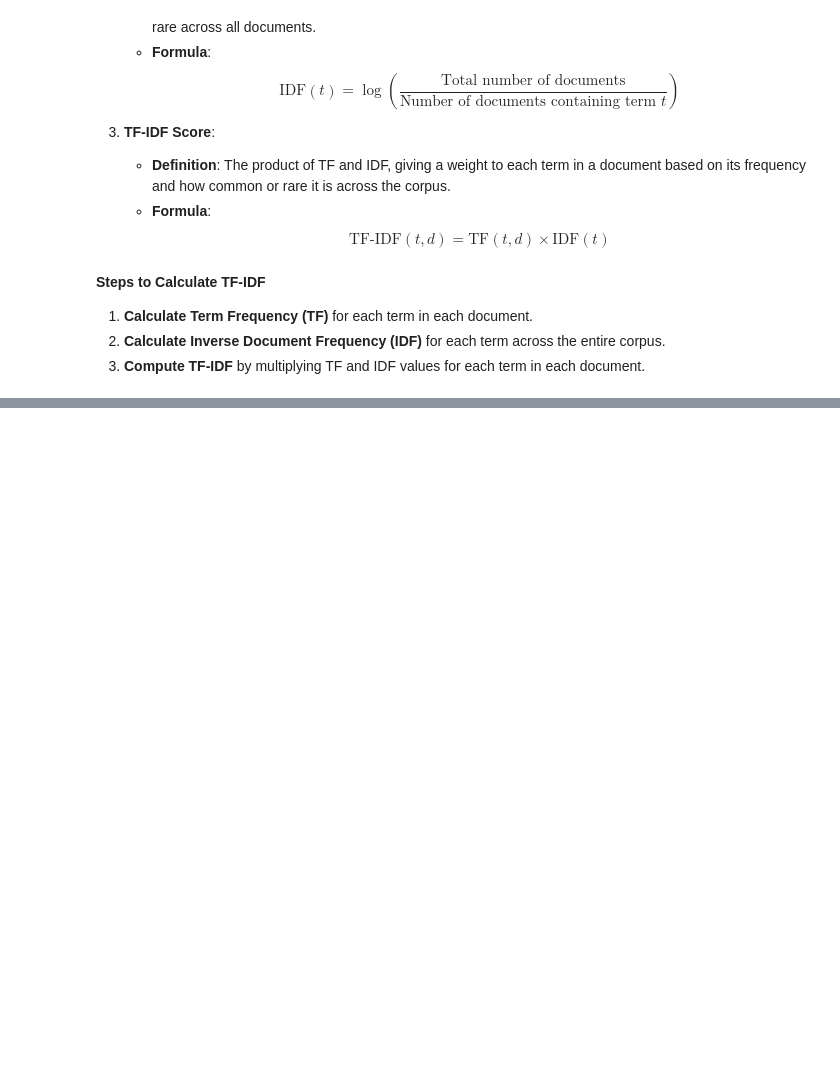
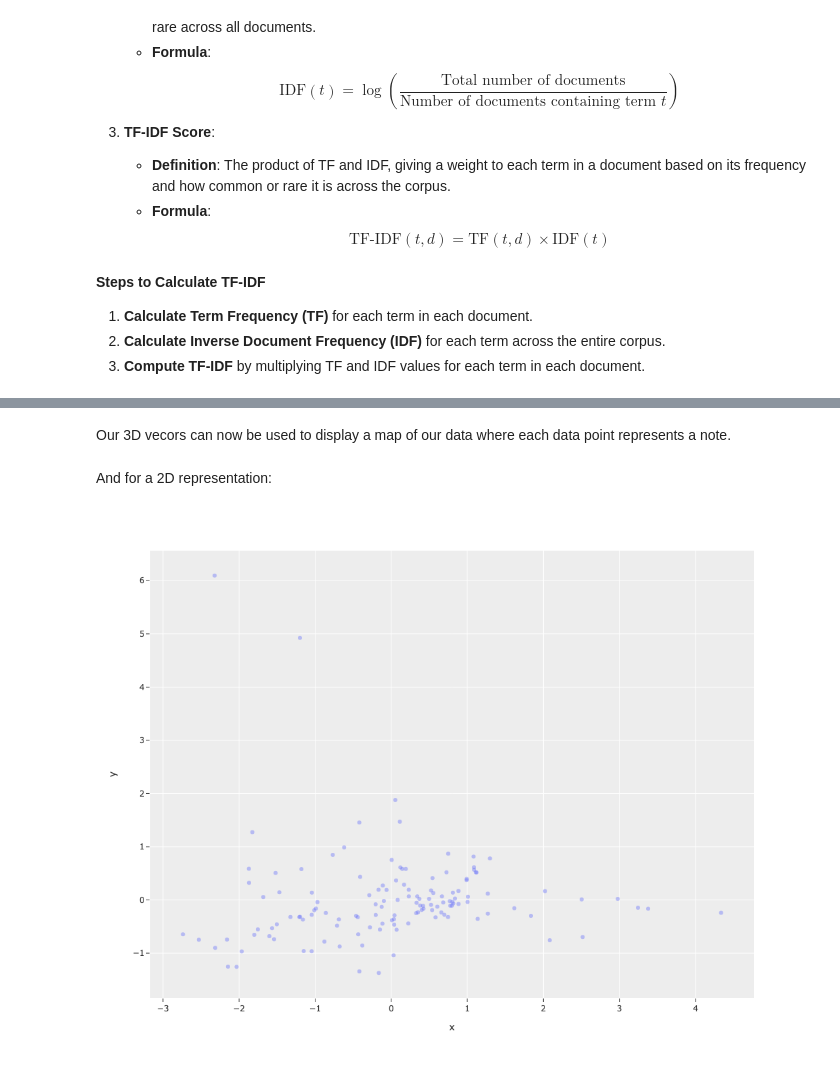
Before and after one commit to pierreportal/vector-notes, a Jupyter notebook: research/doc2vec_kmeans_knn.ipynb, the cells around one changed output, grey strips where cells are left out. Drawn from its saved outputs; the diff is of its cells as text; code cells hidden in the pictures; blank space fills up the shorter version.

```diff
--- a/research/doc2vec_kmeans_knn.ipynb
+++ b/research/doc2vec_kmeans_knn.ipynb
@@ -430,0 +472,21 @@ for i in sims:
+# %% [markdown]
+Our 3D vecors can now be used to display a map of our data where each data point represents a note.
+# %% [markdown]
+And for a 2D representation:
+# %%
+pca = PCA(n_components=2)
+
+vectors_2d = pca.fit_transform(combined_vectors)
+
+fig = px.scatter(
+
+    x=vectors_2d[:,0],
+    y=vectors_2d[:,1],
+    opacity=0.4,
+    width=800,
+    height=800,
+)
+
+fig.show()
+# %% [output]
+[figure, added]
```
Also changed, not shown: parts of 14 cells of this notebook.
